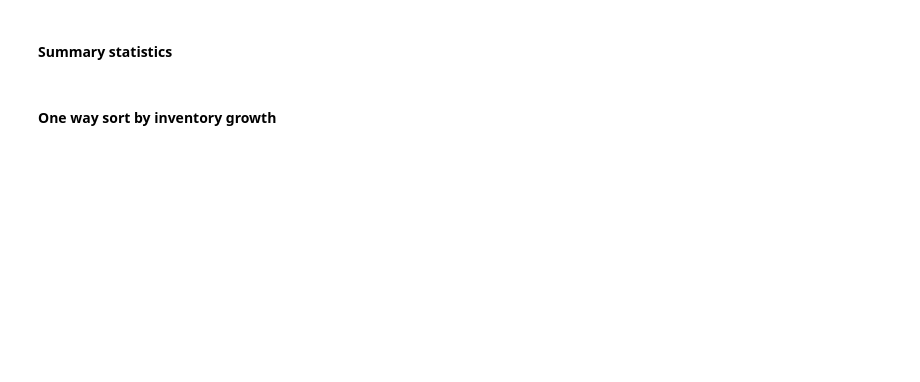
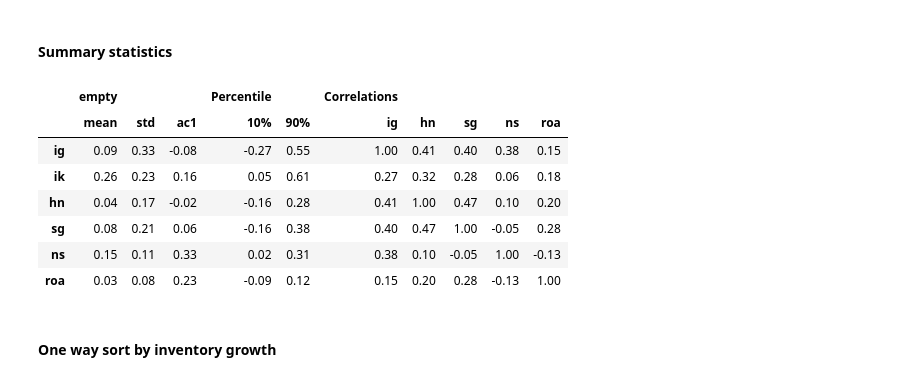
Before and after one commit to Wentworthliu123/Belo_Lin_2012RFS, a Jupyter notebook: Code/running.ipynb, the cells around one changed output. Saved outputs shown, nothing was run; the diff lists cells and outputs as text; code cells hidden in the pictures; blank space fills up the shorter version.

```diff
--- a/Code/running.ipynb
+++ b/Code/running.ipynb
@@ -288,7 +322,8 @@ belo_repm.replace([np.inf, -np.inf], 0, inplace=True)
 #### Summary statistics
 # %%
 
-wsrz_var = ['ik', 'hn', 'sg', 'ns']
+wsrz_var = ['ig','ik', 'hn', 'sg', 'ns','roa']
+sum_num = len(wsrz_var)
 # I have to make the winsorizing more strict to get comparable results with Belo
 wsrz = belo_repm[wsrz_var].clip(lower=belo_repm[wsrz_var].quantile(0.05), upper=belo_repm[wsrz_var].quantile(0.95), axis=1)
 
@@ -317,11 +352,22 @@ result = result.drop(['ik'], axis=1).round(2)
 
 # prepare for the multi index
 level1_col = result.columns.tolist()
-level0_col = ['empty']*3 + ['Percentile'] *2 + ['Correlations']*3
+level0_col = ['empty']*3 + ['Percentile'] *2 + ['Correlations']*(sum_num-1)
 arrays = [level0_col , level1_col]
 tuples = list(zip(*arrays))
 multi_col = pd.MultiIndex.from_tuples(tuples)
 result.columns=multi_col
+# %%
+result
+# %% [output]
+|  | empty |  |  | Percentile |  | Correlations |  |  |  |  |
+|  | mean | std | ac1 | 10% | 90% | ig | hn | sg | ns | roa |
+| ig | 0.09 | 0.33 | -0.08 | -0.27 | 0.55 | 1.00 | 0.41 | 0.40 | 0.38 | 0.15 |
+| ik | 0.26 | 0.23 | 0.16 | 0.05 | 0.61 | 0.27 | 0.32 | 0.28 | 0.06 | 0.18 |
+| hn | 0.04 | 0.17 | -0.02 | -0.16 | 0.28 | 0.41 | 1.00 | 0.47 | 0.10 | 0.20 |
+| sg | 0.08 | 0.21 | 0.06 | -0.16 | 0.38 | 0.40 | 0.47 | 1.00 | -0.05 | 0.28 |
+| ns | 0.15 | 0.11 | 0.33 | 0.02 | 0.31 | 0.38 | 0.10 | -0.05 | 1.00 | -0.13 |
+| roa | 0.03 | 0.08 | 0.23 | -0.09 | 0.12 | 0.15 | 0.20 | 0.28 | -0.13 | 1.00 |
 # %%
 # here is the combination to generate a latex table for the summary statistics
 importlib.reload(output)
```
Also changed, not shown: parts of 9 cells of this notebook, 2 other files.
